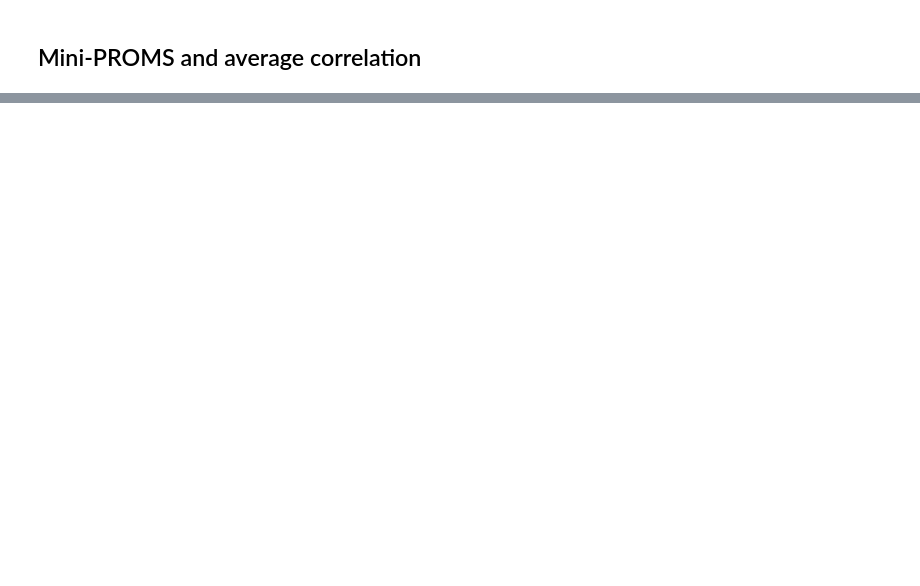
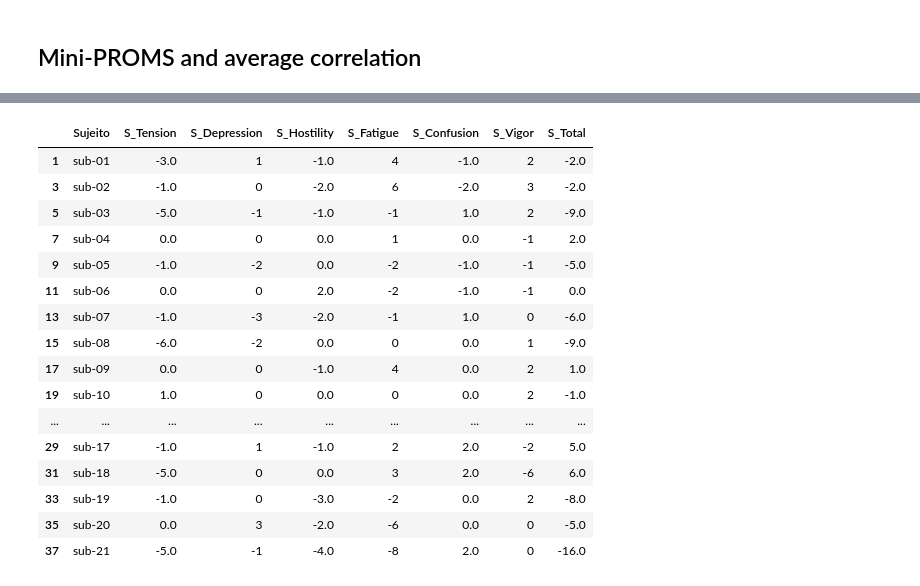
Before and after one commit to CIBIT-UC/musicnf-novelinterface, a Jupyter notebook: scripts/correlations_behav_img/Biomarker_Search.ipynb, the cells around one changed output, grey strips where cells are left out. Saved outputs shown, nothing was run; the diff lists cells and outputs as text; code cells hidden in the pictures; blank space fills up the shorter version.

```diff
--- a/scripts/correlations_behav_img/Biomarker_Search.ipynb
+++ b/scripts/correlations_behav_img/Biomarker_Search.ipynb
@@ -140,0 +189,58 @@ Text(1.6, 30, '$y=-2.75x + 22.19$\n$r=-0.12$\n$p=0.61$')
+# %%
+# differences in S_Total between "Depois" and "Antes"
+df_poms_diff = df_poms.loc[df_poms["Tempo"] == "Depois"].copy()
+
+# remove "Tempo" column
+df_poms_diff.drop(columns=["Tempo"], inplace=True)
+
+# rename values in "Sujeito" to 'sub-XX' format
+df_poms_diff["Sujeito"] = df_poms_diff["Sujeito"].apply(lambda x: f"sub-{x:02d}")
+
+# change the values of the columns to the difference betweeen "depois" and "antes"
+df_poms_diff["S_Tension"] = (
+    df_poms.loc[df_poms["Tempo"] == "Depois", "S_Tension"].values
+    - df_poms.loc[df_poms["Tempo"] == "Antes", "S_Tension"].values
+)
+df_poms_diff["S_Depression"] = (
+    df_poms.loc[df_poms["Tempo"] == "Depois", "S_Depression"].values
+    - df_poms.loc[df_poms["Tempo"] == "Antes", "S_Depression"].values
+)
+df_poms_diff["S_Hostility"] = (
+    df_poms.loc[df_poms["Tempo"] == "Depois", "S_Hostility"].values
+    - df_poms.loc[df_poms["Tempo"] == "Antes", "S_Hostility"].values
+)
+df_poms_diff["S_Fatigue"] = (
+    df_poms.loc[df_poms["Tempo"] == "Depois", "S_Fatigue"].values
+    - df_poms.loc[df_poms["Tempo"] == "Antes", "S_Fatigue"].values
+)
+df_poms_diff["S_Confusion"] = (
+    df_poms.loc[df_poms["Tempo"] == "Depois", "S_Confusion"].values
+    - df_poms.loc[df_poms["Tempo"] == "Antes", "S_Confusion"].values
+)
+df_poms_diff["S_Vigor"] = (
+    df_poms.loc[df_poms["Tempo"] == "Depois", "S_Vigor"].values
+    - df_poms.loc[df_poms["Tempo"] == "Antes", "S_Vigor"].values
+)
+df_poms_diff["S_Total"] = (
+    df_poms.loc[df_poms["Tempo"] == "Depois", "S_Total"].values
+    - df_poms.loc[df_poms["Tempo"] == "Antes", "S_Total"].values
+)
+df_poms_diff
+# %% [output]
+|  | Sujeito | S_Tension | S_Depression | S_Hostility | S_Fatigue | S_Confusion | S_Vigor | S_Total |
+| 1 | sub-01 | -3.0 | 1 | -1.0 | 4 | -1.0 | 2 | -2.0 |
+| 3 | sub-02 | -1.0 | 0 | -2.0 | 6 | -2.0 | 3 | -2.0 |
+| 5 | sub-03 | -5.0 | -1 | -1.0 | -1 | 1.0 | 2 | -9.0 |
+| 7 | sub-04 | 0.0 | 0 | 0.0 | 1 | 0.0 | -1 | 2.0 |
+| 9 | sub-05 | -1.0 | -2 | 0.0 | -2 | -1.0 | -1 | -5.0 |
+| 11 | sub-06 | 0.0 | 0 | 2.0 | -2 | -1.0 | -1 | 0.0 |
+| 13 | sub-07 | -1.0 | -3 | -2.0 | -1 | 1.0 | 0 | -6.0 |
+| 15 | sub-08 | -6.0 | -2 | 0.0 | 0 | 0.0 | 1 | -9.0 |
+| 17 | sub-09 | 0.0 | 0 | -1.0 | 4 | 0.0 | 2 | 1.0 |
+| 19 | sub-10 | 1.0 | 0 | 0.0 | 0 | 0.0 | 2 | -1.0 |
+| ... | ... | ... | ... | ... | ... | ... | ... | ... |
+| 29 | sub-17 | -1.0 | 1 | -1.0 | 2 | 2.0 | -2 | 5.0 |
+| 31 | sub-18 | -5.0 | 0 | 0.0 | 3 | 2.0 | -6 | 6.0 |
+| 33 | sub-19 | -1.0 | 0 | -3.0 | -2 | 0.0 | 2 | -8.0 |
+| 35 | sub-20 | 0.0 | 3 | -2.0 | -6 | 0.0 | 0 | -5.0 |
+| 37 | sub-21 | -5.0 | -1 | -4.0 | -8 | 2.0 | 0 | -16.0 |
```
Also changed, not shown: parts of 7 cells of this notebook, 2 other files.
